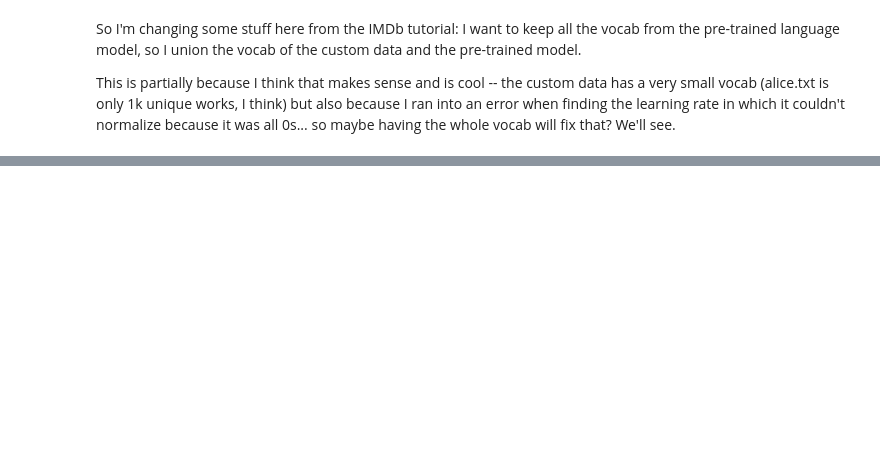
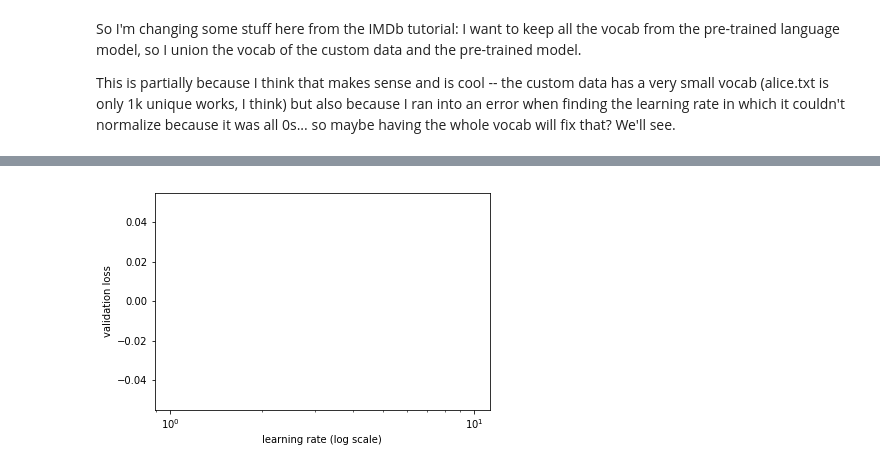
Before and after one commit to kgero/style-gen, a Jupyter notebook: style_gen.ipynb, the cells around one changed output, grey strips where cells are left out. Saved outputs shown, nothing was run; the diff lists cells and outputs as text; code cells hidden in the pictures; blank space fills up the shorter version.

```diff
--- a/style_gen.ipynb
+++ b/style_gen.ipynb
@@ -54,6 +54,6 @@ random.choice(all_texts)
 # %%
 trn_texts,val_texts = sklearn.model_selection.train_test_split(
-    all_texts, test_size=0.1)
+    all_texts, test_size=0.3)
 
 len(trn_texts), len(val_texts)
 # %% [output]
@@ -86,3 +84,6 @@ tok_val = get_texts(df_val)
 So I'm changing some stuff here from the IMDb tutorial: I want to keep all the vocab from the pre-trained language model, so I union the vocab of the custom data and the pre-trained model.
 
 This is partially because I think that makes sense and is cool -- the custom data has a very small vocab (alice.txt is only 1k unique works, I think) but also because I ran into an error when finding the learning rate in which it couldn't normalize because it was all 0s... so maybe having the whole vocab will fix that? We'll see.
+# %%
+freq = Counter(p for o in tok_trn for p in o)
+freq.most_common(8)
@@ -89,6 +101,6 @@ This is partially because I think that makes sense and is cool -- the custom dat
 # %%
 max_vocab = 60000
-min_freq = 2
+min_freq = 1
 
 itos = [o for o,c in freq.most_common(max_vocab) if c>min_freq]
 itos.insert(0, '_pad_')
@@ -100,7 +112,7 @@ PRE_LM_PATH = PRE_PATH/'fwd_wt103.h5'
 itos2 = pickle.load((PRE_PATH/'itos_wt103.pkl').open('rb'))
 stoi2 = collections.defaultdict(lambda:-1, {v:k for k,v in enumerate(itos2)})
 
-itos = list(set(itos).union(itos2))
+# itos = list(set(itos).union(itos2))
 stoi = collections.defaultdict(lambda:0, {v:k for k,v in enumerate(itos)})
 
 trn_lm = np.array([[stoi[o] for o in p] for p in tok_trn])
@@ -188,0 +227,4 @@ learner.save('lm_last_ft')
+# %%
+learner.sched.plot()
+# %% [output]
+[figure, added]
```
Also changed, not shown: parts of 24 cells of this notebook, 1 other file.
